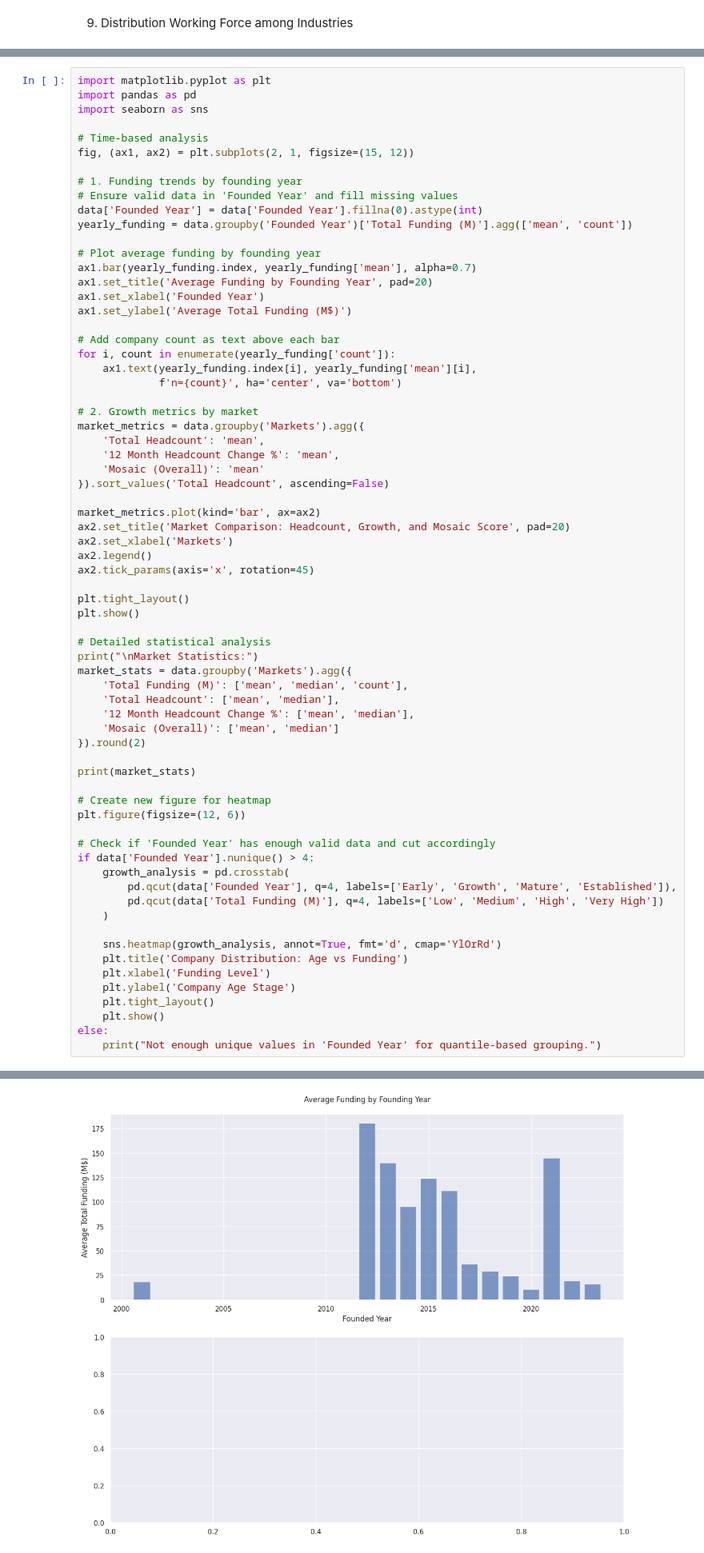
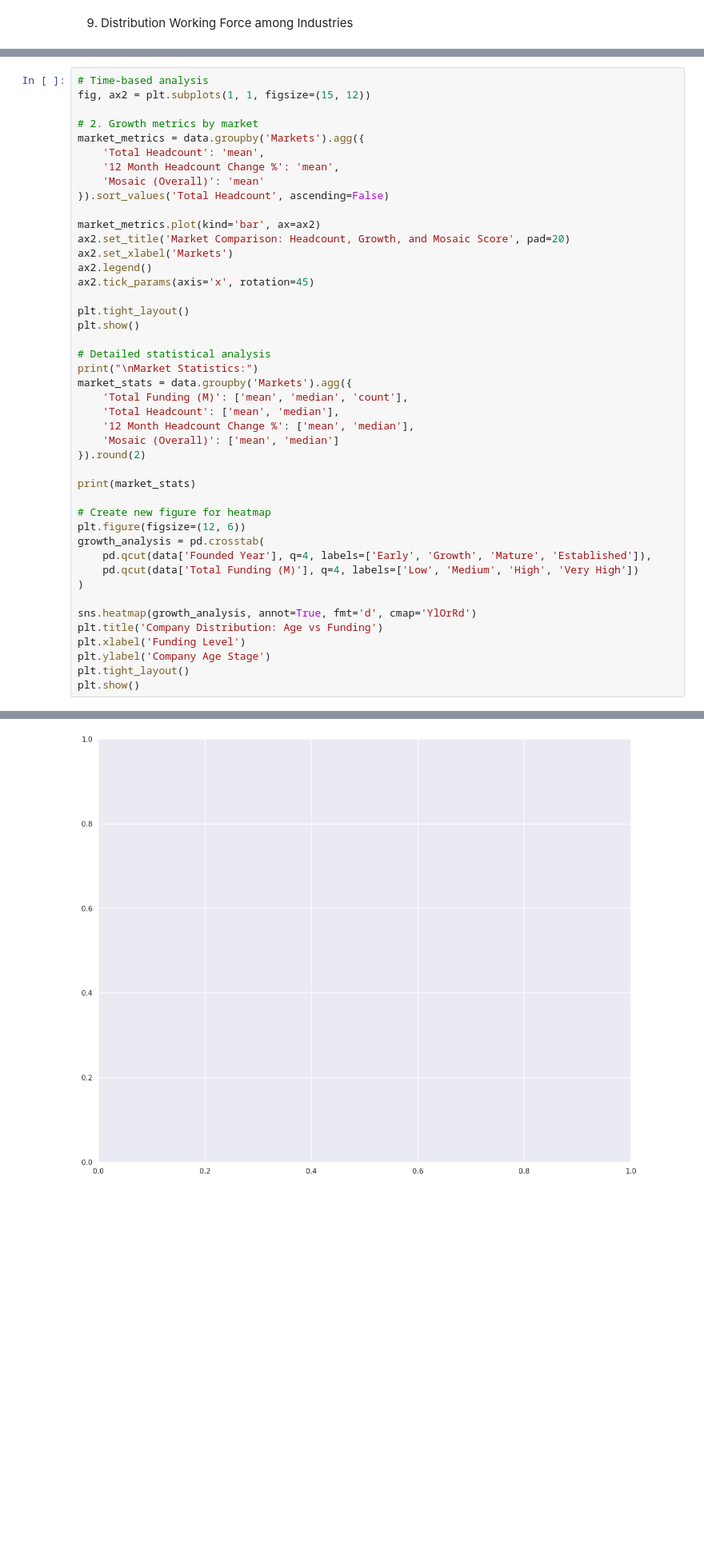
Before and after one commit to alessandrotavazzi/collaboration_swisscom, a Jupyter notebook: notebooks/data_analysis.ipynb, the cells around one changed output, grey strips where cells are left out. Shown at 80% size. Cells and saved outputs as stored; diff of their text form; blank space fills up the shorter version.

```diff
--- a/notebooks/data_analysis.ipynb
+++ b/notebooks/data_analysis.ipynb
@@ -1538,26 +1551,6 @@ plt.show()
 # %%
-import matplotlib.pyplot as plt
-import pandas as pd
-import seaborn as sns
-
 # Time-based analysis
-fig, (ax1, ax2) = plt.subplots(2, 1, figsize=(15, 12))
-
-# 1. Funding trends by founding year
-# Ensure valid data in 'Founded Year' and fill missing values
-data['Founded Year'] = data['Founded Year'].fillna(0).astype(int)
-yearly_funding = data.groupby('Founded Year')['Total Funding (M)'].agg(['mean', 'count'])
-
-# Plot average funding by founding year
-ax1.bar(yearly_funding.index, yearly_funding['mean'], alpha=0.7)
-ax1.set_title('Average Funding by Founding Year', pad=20)
-ax1.set_xlabel('Founded Year')
-ax1.set_ylabel('Average Total Funding (M$)')
-
-# Add company count as text above each bar
-for i, count in enumerate(yearly_funding['count']):
-    ax1.text(yearly_funding.index[i], yearly_funding['mean'][i],
-             f'n={count}', ha='center', va='bottom')
+fig, ax2 = plt.subplots(1, 1, figsize=(15, 12))
 
 # 2. Growth metrics by market
 market_metrics = data.groupby('Markets').agg({
@@ -1588,20 +1581,15 @@ print(market_stats)
 
 # Create new figure for heatmap
 plt.figure(figsize=(12, 6))
+growth_analysis = pd.crosstab(
+    pd.qcut(data['Founded Year'], q=4, labels=['Early', 'Growth', 'Mature', 'Established']),
+    pd.qcut(data['Total Funding (M)'], q=4, labels=['Low', 'Medium', 'High', 'Very High'])
+)
 
-# Check if 'Founded Year' has enough valid data and cut accordingly
-if data['Founded Year'].nunique() > 4:
-    growth_analysis = pd.crosstab(
-        pd.qcut(data['Founded Year'], q=4, labels=['Early', 'Growth', 'Mature', 'Established']),
-        pd.qcut(data['Total Funding (M)'], q=4, labels=['Low', 'Medium', 'High', 'Very High'])
-    )
-
-    sns.heatmap(growth_analysis, annot=True, fmt='d', cmap='YlOrRd')
-    plt.title('Company Distribution: Age vs Funding')
-    plt.xlabel('Funding Level')
-    plt.ylabel('Company Age Stage')
-    plt.tight_layout()
-    plt.show()
-else:
-    print("Not enough unique values in 'Founded Year' for quantile-based grouping.")
+sns.heatmap(growth_analysis, annot=True, fmt='d', cmap='YlOrRd')
+plt.title('Company Distribution: Age vs Funding')
+plt.xlabel('Funding Level')
+plt.ylabel('Company Age Stage')
+plt.tight_layout()
+plt.show()
 # %% [output]
@@ -1609 +1597 @@ KeyError: 0
-[figure, old version]
+[figure, new version]
```
Also changed, not shown: parts of 4 cells of this notebook.
